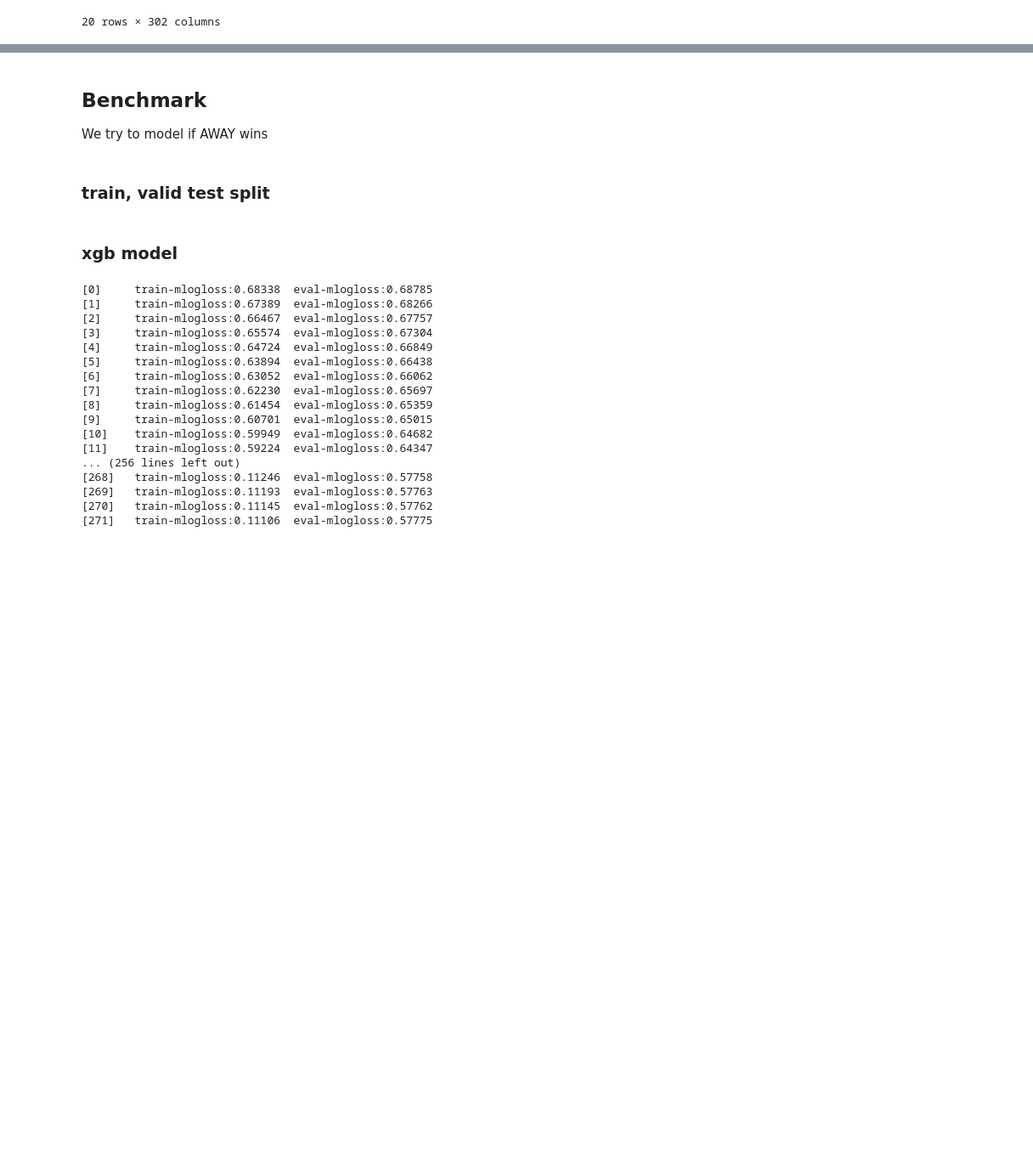
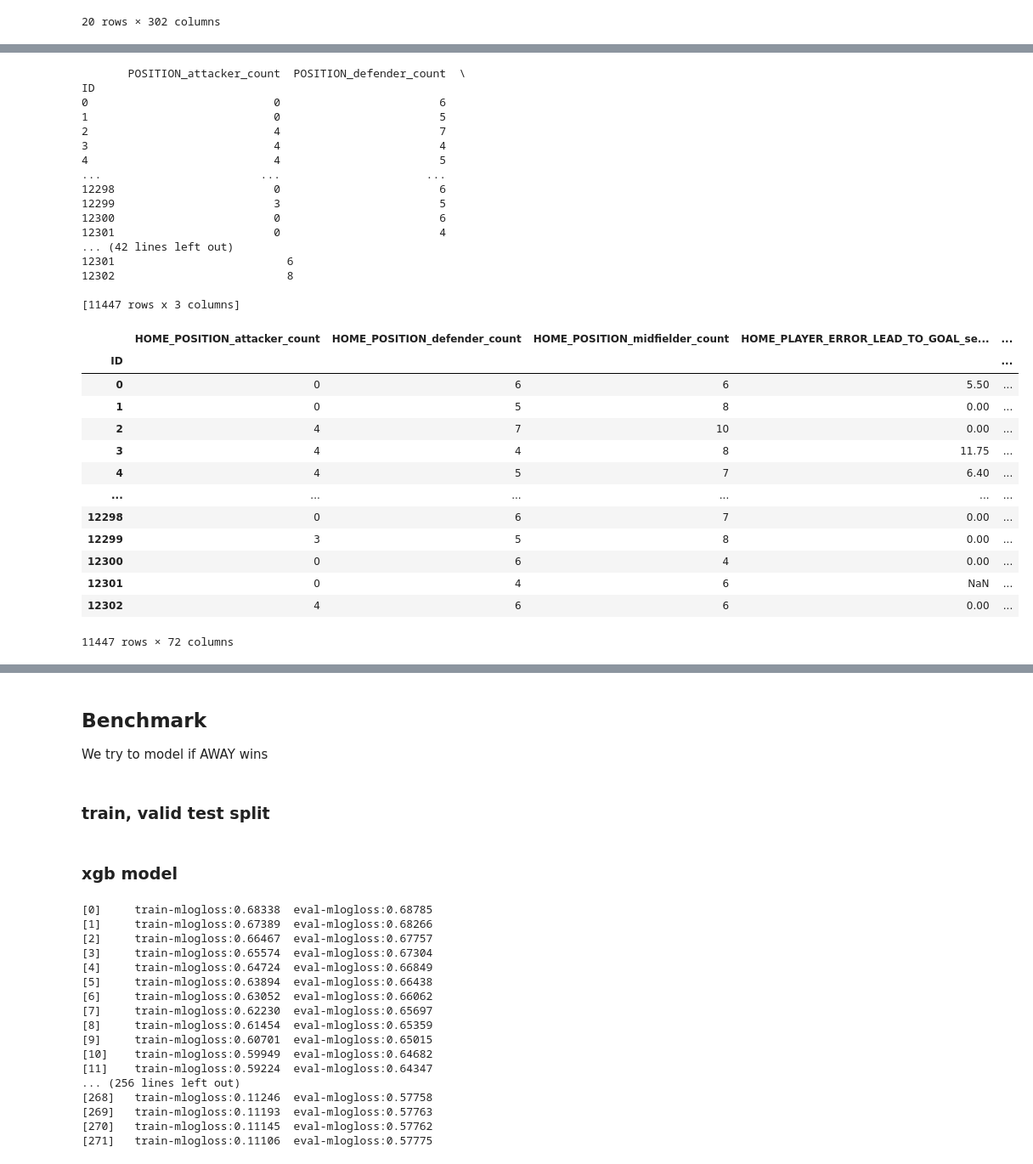
Before and after one commit to cameronjm123/home_research, a Jupyter notebook: research_projects/benchmark_notebook.ipynb, the cells around one changed output, grey strips where cells are left out. Shown at 85% size. Drawn from its saved outputs; the diff is of its cells as text; code cells hidden in the pictures; blank space fills up the shorter version.

```diff
--- a/research_projects/benchmark_notebook.ipynb
+++ b/research_projects/benchmark_notebook.ipynb
@@ -100,3 +67,6 @@ train_home_player_statistics_df_by_id_position = train_home_player_statistics_df
+# %%
+train_player_home = train_home_player_statistics_df.iloc[:,2:]
+train_player_away = train_away_player_statistics_df.iloc[:,2:]
 # %%
 train_home_player_statistics_df_by_id_position.head(20)
 # %% [output]
@@ -145,0 +94,4 @@ train_data
+# %%
+defensive_traits = ['PLAYER_CLEARANCES', 'PLAYER_ERROR_LEAD_TO_GOAL', 'PLAYER_SHOTS_BLOCKED', 'PLAYER_INTERCEPTIONS', 'PLAYER_DRIBBLED_PAST']
+midfield_traits = ['PLAYER_ACCURATE_PASSES', 'PLAYER_DISPOSSESSED', 'PLAYER_DUELS_LOST', 'PLAYER_DUELS_WON', 'PLAYER_ASSISTS', 'PLAYER_BIG_CHANCES_CREATED']
+attack_traits = ['PLAYER_HIT_WOODWORK', 'PLAYER_SHOTS_ON_TARGET', 'PLAYER_ASSISTS', 'PLAYER_BIG_CHANCES_CREATED', 'PLAYER_BIG_CHANCES_MISSED', 'PLAYER_GOALS']
@@ -145,0 +230,65 @@ train_data
+# %%
+# only keep players who on average play at least half the game (don't want irrelevant players)
+train_player_dict = {'HOME': train_player_home, 'AWAY': train_player_away}
+train_player_features = []
+for home_away in ['HOME', 'AWAY']:
+    train_player = train_player_dict[home_away]
+    #train_player = train_player[train_player['PLAYER_MINUTES_PLAYED_season_average'] > 50]
+
+    # counts
+    grouped_player_count_by_position = train_player.groupby(['ID', 'POSITION']).count()[['PLAYER_NAME']].rename({'PLAYER_NAME': 'count'}, axis=1)
+    df_pivot = grouped_player_count_by_position.pivot_table(
+        index='ID',  # The unique identifier
+        columns='POSITION',  # Values for which we want separate columns
+        values='count',  # The value we want to aggregate (counts)
+        aggfunc='sum',  # Aggregation function (sum of counts in this case)
+        fill_value=0  # Fill NaN values with 0
+    )
+    df_pivot.columns = [f'POSITION_{col}_count' for col in df_pivot.columns]
+    df_pivot = df_pivot.drop('POSITION_goalkeeper_count', axis=1)
+    print(df_pivot)
+
+    # traits - look at for the specific players in those positions
+    defensive_features = create_player_traits_tstat(train_player[train_player['POSITION'] == 'defender'], defensive_traits, ['PLAYER_ERROR_LEAD_TO_GOAL'])
+    midfield_features = create_player_traits_tstat(train_player[train_player['POSITION'] == 'midfielder'], midfield_traits, ['PLAYER_BIG_CHANCES_CREATED'])
+    attack_features = create_player_traits_tstat(train_player[train_player['POSITION'] == 'attacker'], attack_traits, attack_traits)
+
+    all_team_player_features = pd.concat([df_pivot, defensive_features, midfield_features, attack_features], axis=1)
+    all_team_player_features.columns = home_away + '_' + all_team_player_features.columns
+    train_player_features.append(all_team_player_features)
+
+train_player_features_df = pd.concat(train_player_features, axis=1)
+
+train_player_features_df
+# %% [output]
+       POSITION_attacker_count  POSITION_defender_count  \
+ID
+0                            0                        6
+1                            0                        5
+2                            4                        7
+3                            4                        4
+4                            4                        5
+...                        ...                      ...
+12298                        0                        6
+12299                        3                        5
+12300                        0                        6
+12301                        0                        4
+... (42 lines left out)
+12301                          6
+12302                          8
+
+[11447 rows x 3 columns]
+|  | HOME_POSITION_attacker_count | HOME_POSITION_defender_count | HOME_POSITION_midfielder_count | HOME_PLAYER_ERROR_LEAD_TO_GOAL_se... | ... |
+| ID |  |  |  |  | ... |
+| 0 | 0 | 6 | 6 | 5.50 | ... |
+| 1 | 0 | 5 | 8 | 0.00 | ... |
+| 2 | 4 | 7 | 10 | 0.00 | ... |
+| 3 | 4 | 4 | 8 | 11.75 | ... |
+| 4 | 4 | 5 | 7 | 6.40 | ... |
+| ... | ... | ... | ... | ... | ... |
+| 12298 | 0 | 6 | 7 | 0.00 | ... |
+| 12299 | 3 | 5 | 8 | 0.00 | ... |
+| 12300 | 0 | 6 | 4 | 0.00 | ... |
+| 12301 | 0 | 4 | 6 | NaN | ... |
+| 12302 | 4 | 6 | 6 | 0.00 | ... |
+11447 rows × 72 columns
```
Also changed, not shown: parts of 20 cells of this notebook.
